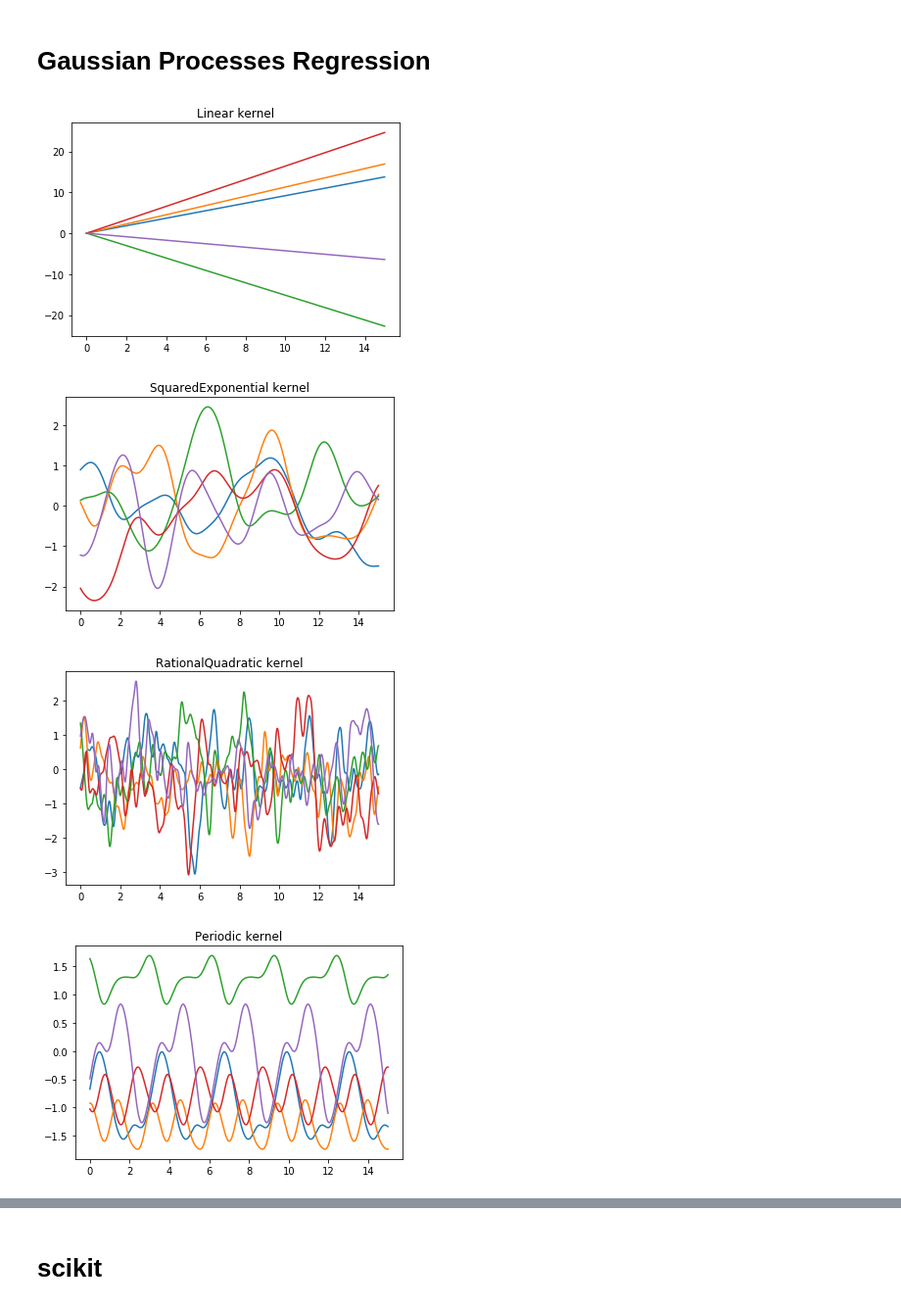
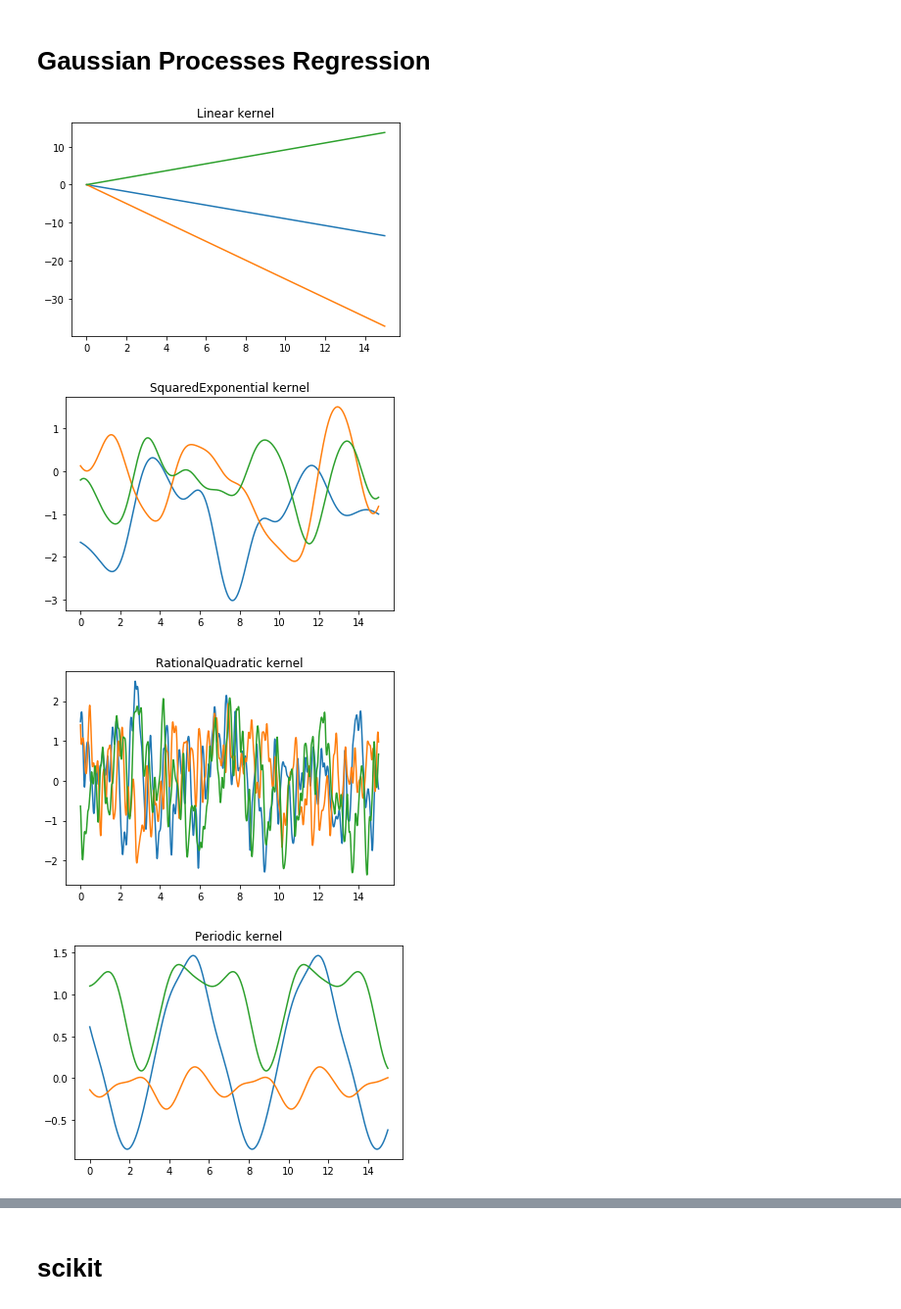
Before and after one commit to kaijennissen/gaussian_processes, a Jupyter notebook: gp-regression.ipynb, the cells around one changed output, grey strips where cells are left out. Shown: that part at 98% size. Cells and saved outputs as stored; diff of their text form; code cells hidden in the pictures.

```diff
--- a/gp-regression.ipynb
+++ b/gp-regression.ipynb
@@ -16,7 +16,7 @@ X_test = np.arange(0, 15, 0.005)[:, np.newaxis] # in general these can be > 1d,
 sigma_f_sq = 1 # Linear
 l = 1  # Squared Exponential
 alpha = 1 # RationalQuadratic
-f = 1/np.pi # Periodic
+f = 1/(2*np.pi) # Periodic
 # %%
 # Instantiate GPs using each of these kernels.
 gps = {'Linear': GP.GPR(kernel=GP.Linear(sigma_f_sq)),
@@ -26,15 +26,15 @@ gps = {'Linear': GP.GPR(kernel=GP.Linear(sigma_f_sq)),
 # %%
 # Plot samples from the prior of each GP
 for name, gp in gps.items():
-    y_samples = gp.sample_prior(X_test, n_samples=5)
+    y_samples = gp.sample_prior(X_test, n_samples=3)
     plt.plot(X_test, y_samples)
     plt.title('{} kernel'.format(name))
     plt.show()
 # %% [output]
-[figure, old version]
+[figure, new version]
-[figure, old version]
+[figure, new version]
-[figure, old version]
+[figure, new version]
-[figure, old version]
+[figure, new version]
 # %%
 # Define GP
 gp = gps['Periodic']
```
Also changed, not shown: parts of 89 cells of this notebook, 2 other files.
